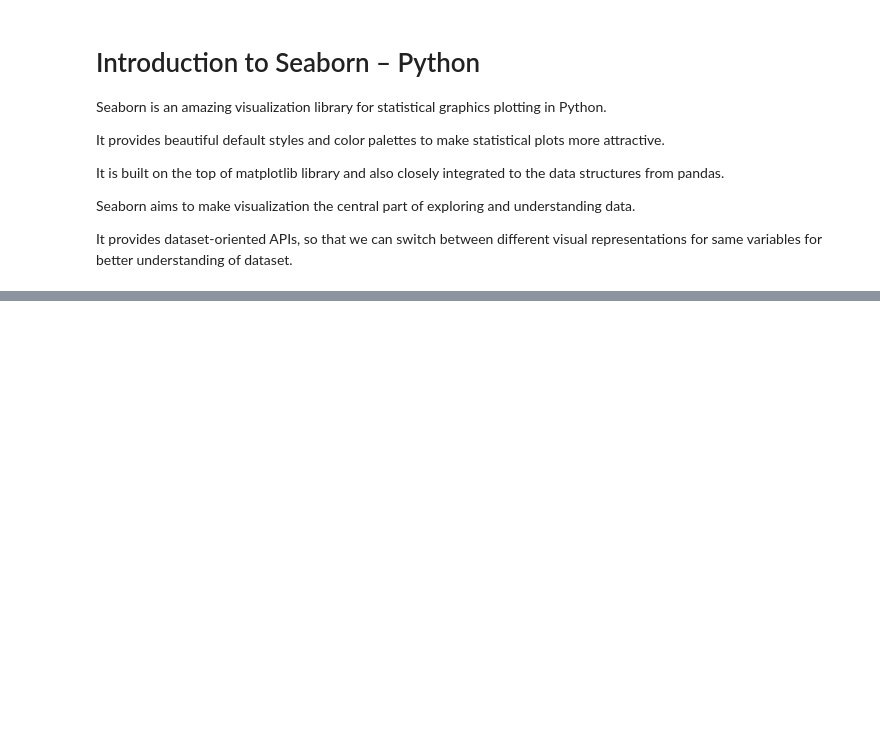
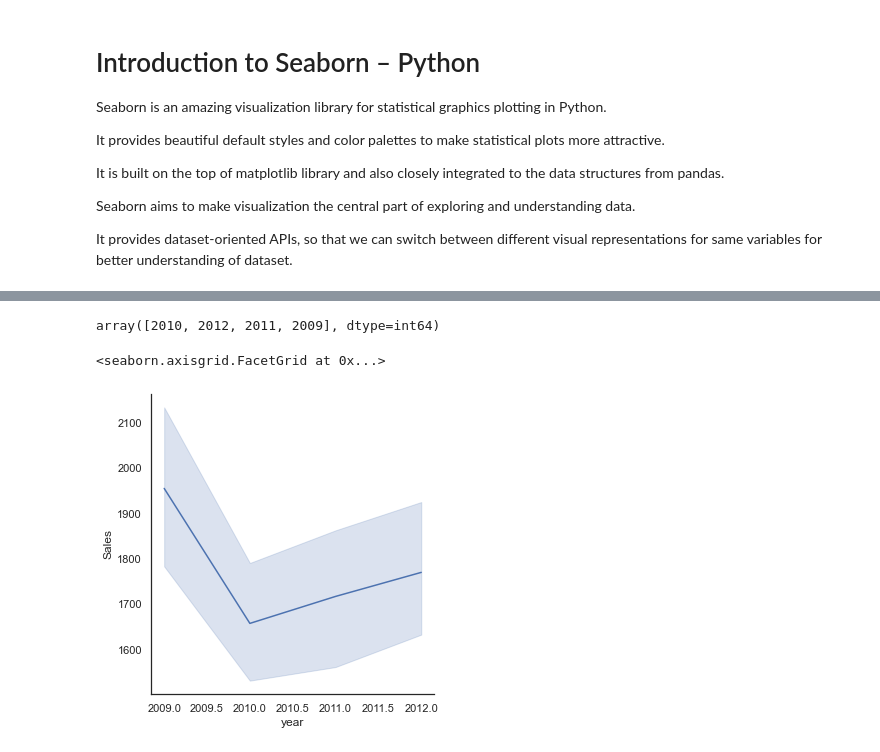
Before and after one commit to Rasel-25/Python, a Jupyter notebook: Seaborn/seaborn.ipynb, the cells around one changed output, grey strips where cells are left out. Drawn from its saved outputs; the diff is of its cells as text; code cells hidden in the pictures; blank space fills up the shorter version.

```diff
--- a/Seaborn/seaborn.ipynb
+++ b/Seaborn/seaborn.ipynb
@@ -44,0 +29,3 @@ sns.set(style="white")
+# %%
+sns.relplot('Sales','Profit',data=sales,hue='Order Priority',size='Discount',sizes=(50,300) ) # size='Discount increase the according to Discount
+sns.set(style="white") # sizes=(25,200) which increase points
@@ -44,0 +48,10 @@ sns.set(style="white")
+# %%
+sales['year']=sales['Order Date'].dt.year # find out all unique date
+sales.year.unique()
+# %% [output]
+array([2010, 2012, 2011, 2009], dtype=int64)
+# %%
+sns.relplot('year','Sales',data=sales,kind='line')# getting relation between year and sales according to line graph
+# %% [output]
+<seaborn.axisgrid.FacetGrid at 0x...>
+[figure, added]
```
Also changed, not shown: parts of 12 cells of this notebook.
